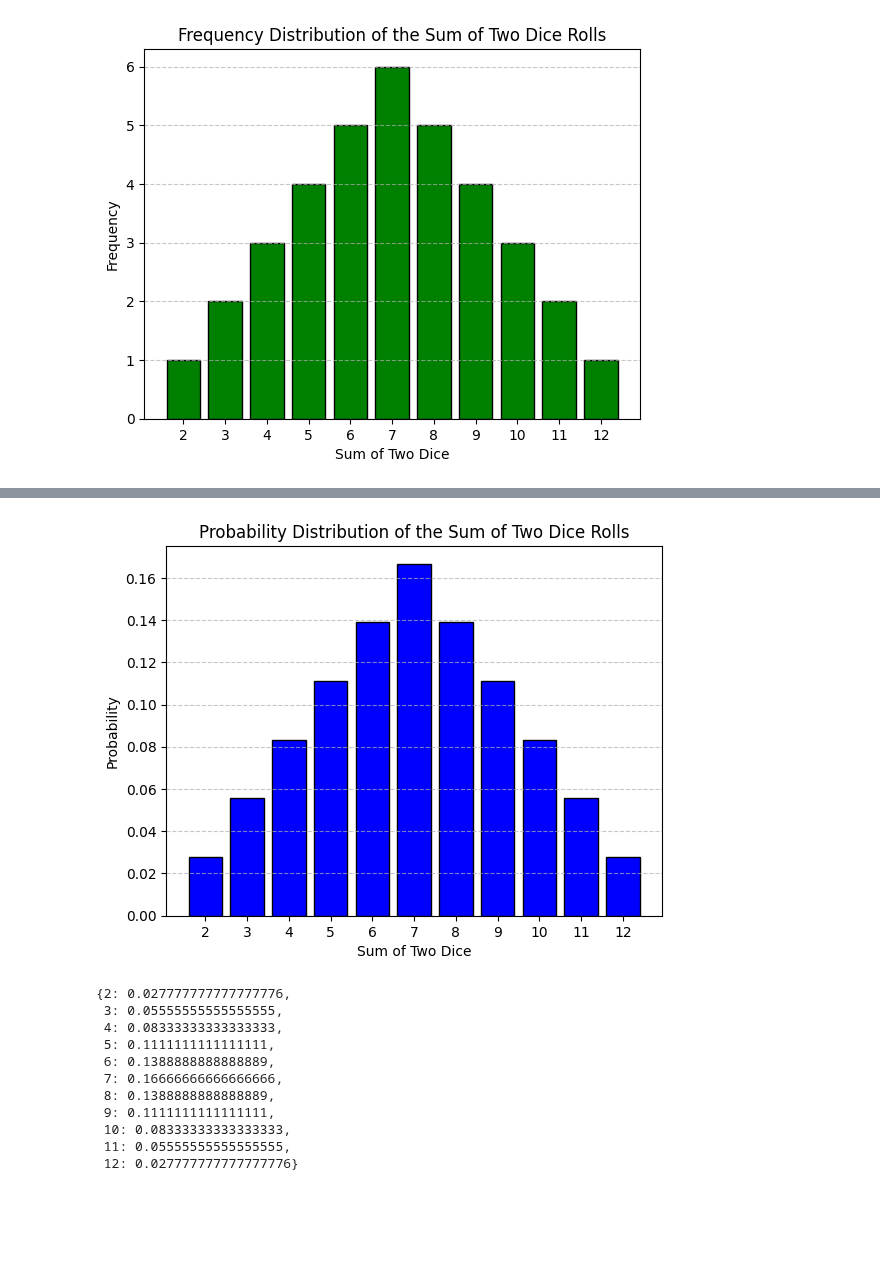
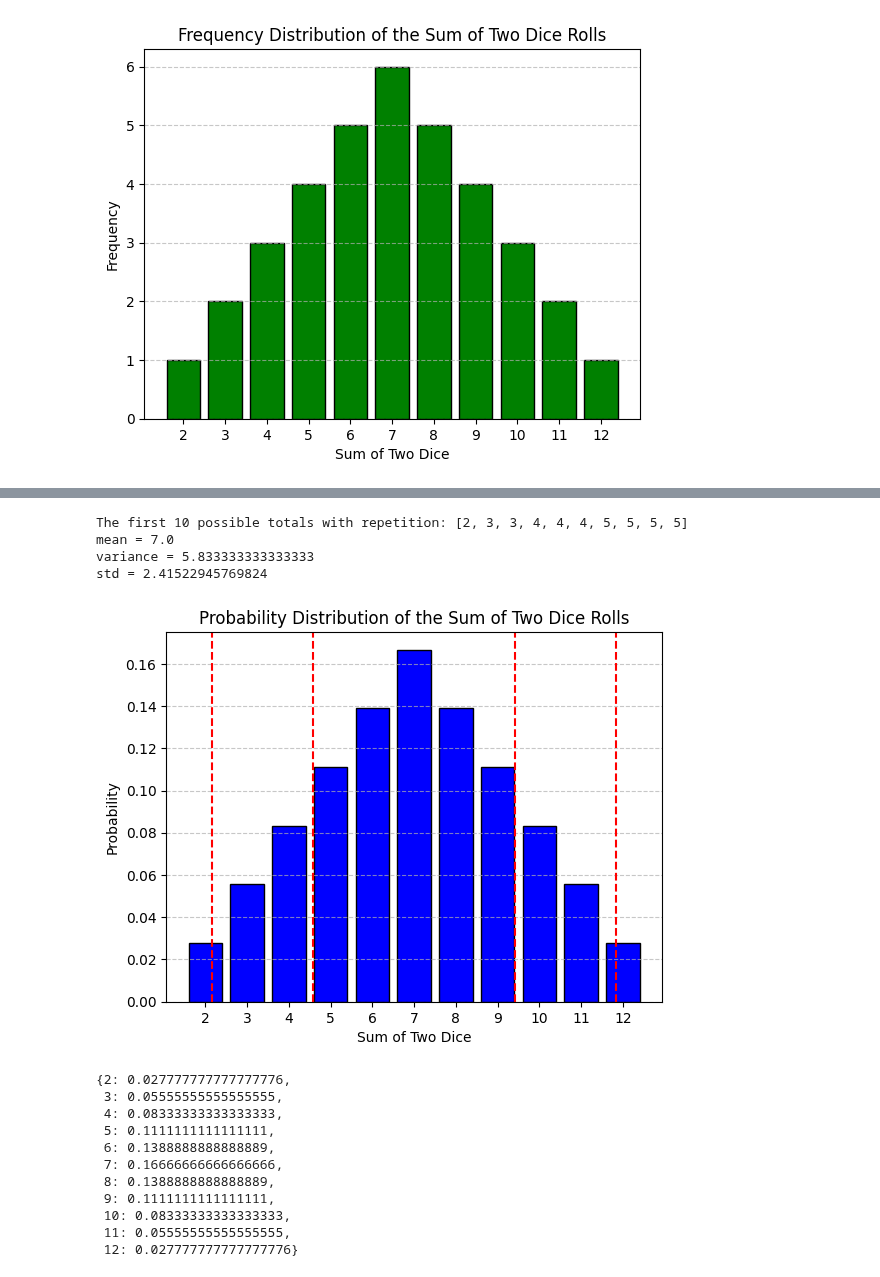
Before and after one commit to sean-meade/probability-distribution, a Jupyter notebook: Etivity3-Task1.ipynb, the cells around one changed output, grey strips where cells are left out. Cells and saved outputs as stored; diff of their text form; code cells hidden in the pictures; blank space fills up the shorter version.

Commit message:
Added std for dice

```diff
--- a/Etivity3-Task1.ipynb
+++ b/Etivity3-Task1.ipynb
@@ -77,27 +105,65 @@ plot_dice_frequency_hist(dice_combinations_hist)
+# %%
+# Calculate the standard deviation for the polulation
+
+all_possible_answers = []
+for total, frequency in dice_combinations_hist.items():
+    for _ in range(frequency):
+        all_possible_answers.append(total)
+
+print(f"The first 10 possible totals with repetition: {all_possible_answers[:10]}")
+
+mean = 0
+for x in all_possible_answers:
+    mean += x
+
+mean /= len(all_possible_answers)
+
+print(f"mean = {mean}")
+
+variance = 0
+for x in all_possible_answers:
+    variance += (x - mean)**2
+
+variance /= len(all_possible_answers)
+
+print(f"variance = {variance}")
+
+dice_population_std = math.sqrt(variance)
+
+print(f"std = {dice_population_std}")
+# %% [output]
+The first 10 possible totals with repetition: [2, 3, 3, 4, 4, 4, 5, 5, 5, 5]
+mean = 7.0
+variance = 5.833333333333333
+std = 2.41522945769824
 # %%
 total_combinations = 0
 for v in dice_combinations_hist.values():
     total_combinations += v
 
 dice_probability_hist = {}
 for k, v in dice_combinations_hist.items():
     dice_probability_hist[k] = v/total_combinations
 
 x = list(dice_probability_hist.keys())
 y = list(dice_probability_hist.values())
 
 # Create the plot
 plt.bar(x, y, color='blue', edgecolor='black')
+plt.axvline(x=mean-dice_population_std, color='r', linestyle='--', label='1 std')
+plt.axvline(x=mean+dice_population_std, color='r', linestyle='--', label='1 std')
+plt.axvline(x=mean-2*dice_population_std, color='r', linestyle='--', label='2 std')
+plt.axvline(x=mean+2*dice_population_std, color='r', linestyle='--', label='2 std')
 plt.xlabel('Sum of Two Dice')
 plt.ylabel('Probability')
 plt.title('Probability Distribution of the Sum of Two Dice Rolls')
 plt.xticks(x)  # Ensure all sums are shown on x-axis
 plt.grid(axis='y', linestyle='--', alpha=0.7)
 
 # Display the plot
 plt.show()
 # %% [output]
-[figure, old version]
+[figure, new version]
 # %%
 dice_probability_hist
 # %% [output]
```
Also changed, not shown: parts of 1 cell of this notebook.
